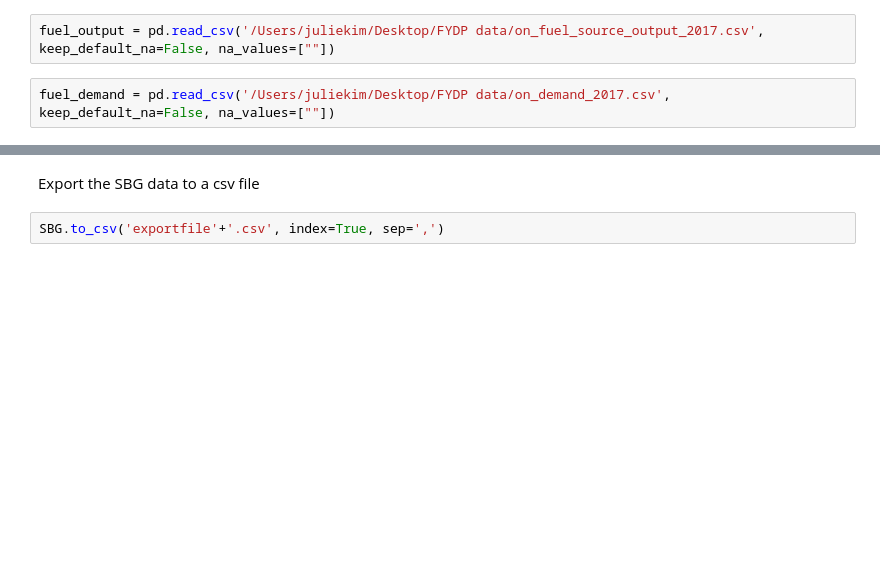
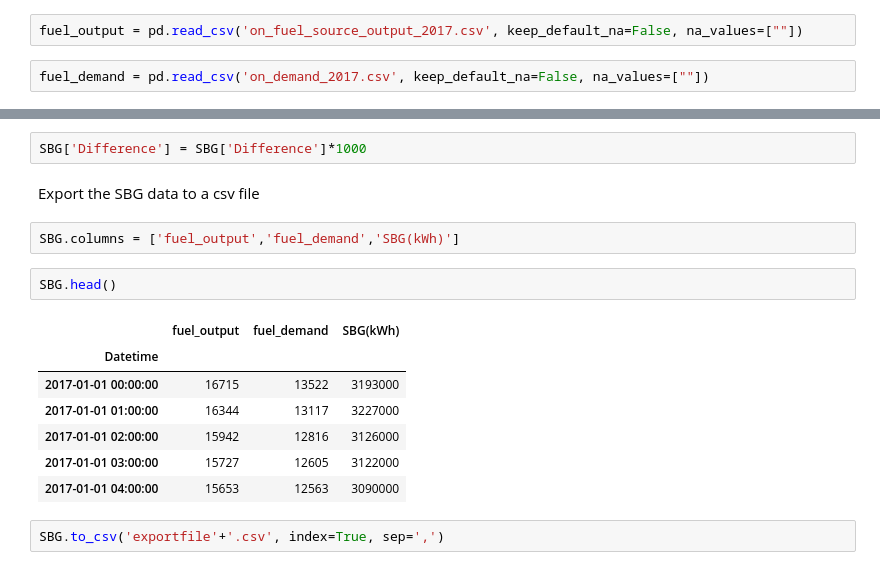
Before and after one commit to lewisjko/FYDP, a Jupyter notebook: FYDP.ipynb, the cells around one changed output, grey strips where cells are left out. Cells and saved outputs as stored; diff of their text form; blank space fills up the shorter version.

```diff
--- a/FYDP.ipynb
+++ b/FYDP.ipynb
@@ -28,9 +3,9 @@ fsdflwlek;kewr;kew
 # %%
 import pandas as pd
 # %%
-fuel_output = pd.read_csv('/Users/juliekim/Desktop/FYDP data/on_fuel_source_output_2017.csv', keep_default_na=False, na_values=[""])
+fuel_output = pd.read_csv('on_fuel_source_output_2017.csv', keep_default_na=False, na_values=[""])
 # %%
-fuel_demand = pd.read_csv('/Users/juliekim/Desktop/FYDP data/on_demand_2017.csv', keep_default_na=False, na_values=[""])
+fuel_demand = pd.read_csv('on_demand_2017.csv', keep_default_na=False, na_values=[""])
 # %% [markdown]
 # Data Manipulation
 # %%
@@ -179,4 +154,18 @@ dtype: int64
+# %%
+SBG['Difference'] = SBG['Difference']*1000
 # %% [markdown]
 Export the SBG data to a csv file
+# %%
+SBG.columns = ['fuel_output','fuel_demand','SBG(kWh)']
+# %%
+SBG.head()
+# %% [output]
+|  | fuel_output | fuel_demand | SBG(kWh) |
+| Datetime |  |  |  |
+| 2017-01-01 00:00:00 | 16715 | 13522 | 3193000 |
+| 2017-01-01 01:00:00 | 16344 | 13117 | 3227000 |
+| 2017-01-01 02:00:00 | 15942 | 12816 | 3126000 |
+| 2017-01-01 03:00:00 | 15727 | 12605 | 3122000 |
+| 2017-01-01 04:00:00 | 15653 | 12563 | 3090000 |
 # %%
 SBG.to_csv('exportfile'+'.csv', index=True, sep=',')
```
Also changed, not shown: parts of 39 cells of this notebook, 4 other files.
